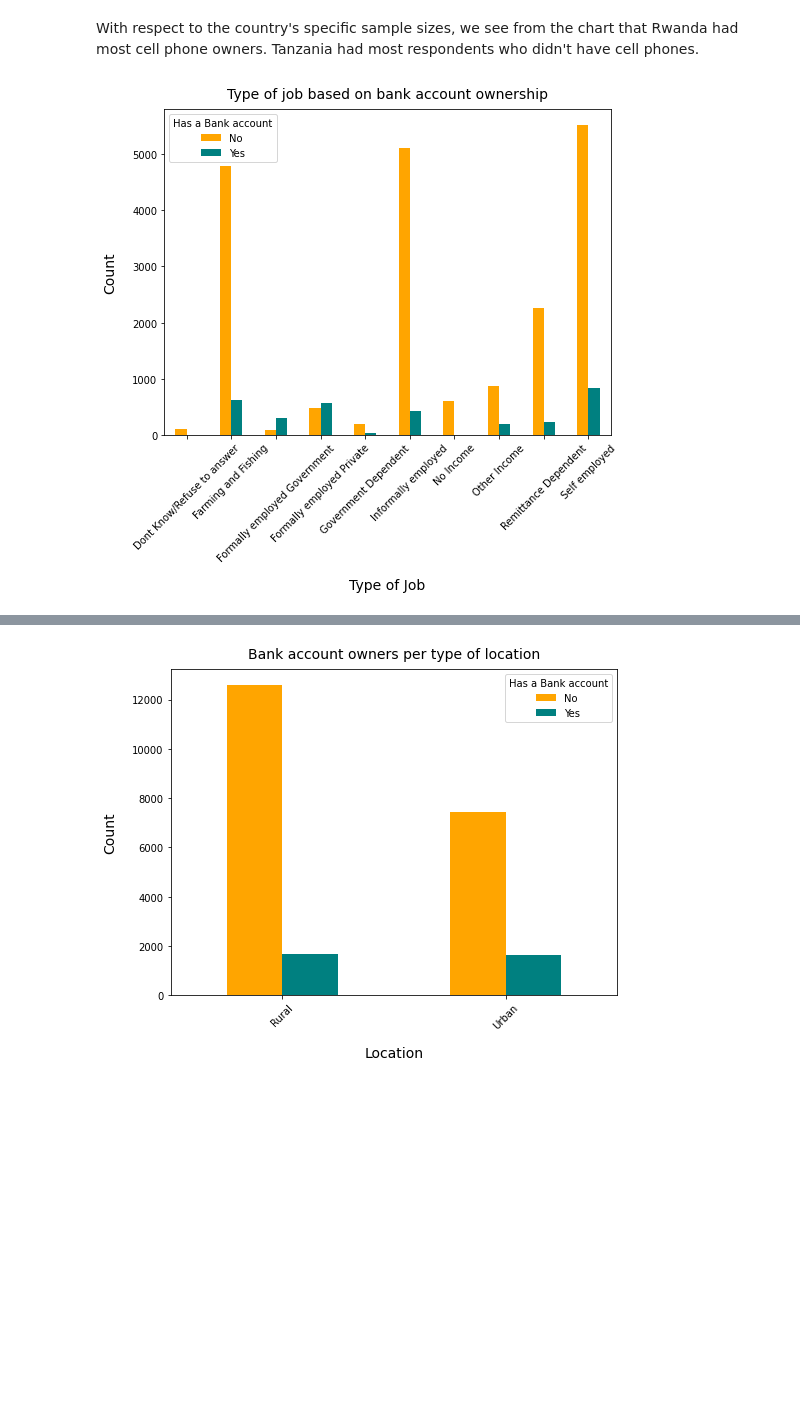
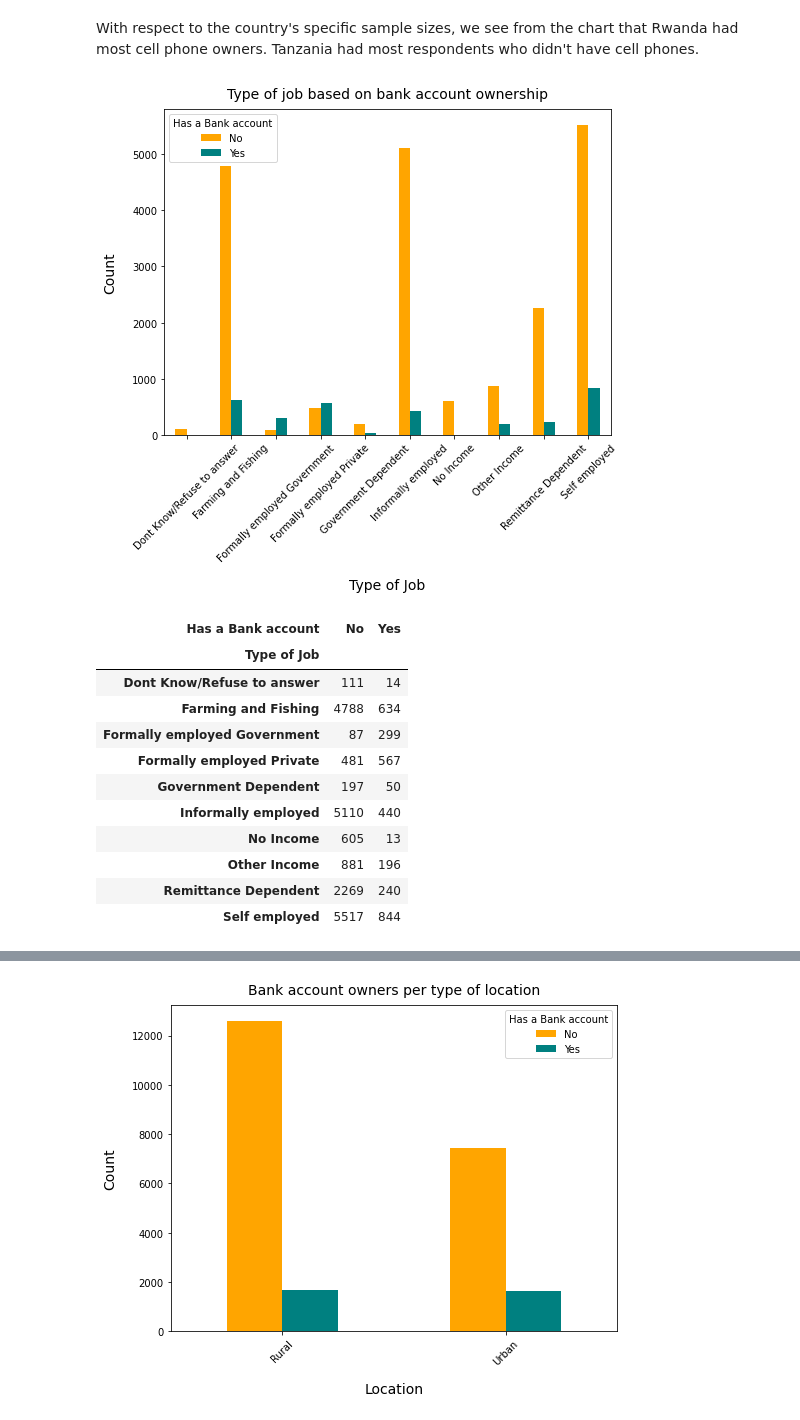
Before and after one commit to nangira/Independent-Project, a Jupyter notebook: Financial_Inclusion_Independent_Project.ipynb, the cells around one changed output, grey strips where cells are left out. Cells and saved outputs as stored; diff of their text form; code cells hidden in the pictures; blank space fills up the shorter version.

```diff
--- a/Financial_Inclusion_Independent_Project.ipynb
+++ b/Financial_Inclusion_Independent_Project.ipynb
@@ -644,34 +646,49 @@ Tanzania had most respondents who didn't have cell phones.
 # What type of job do the respondents do based on their bank ownership?
 # Creating the column chart
 
 # First, we'll create a table grouping our data by gender and the levels of education of our respondents
 
-education = data.groupby(['Type of Job', 'Has a Bank account']).count()
+education = data.groupby(['Type of Job', 'Has a Bank account']).count().dropna()
 education
 
 # We then use pd.pivot_table() to transform our long format dataframe to a wide format dataframe.
 education_pivot = education.pivot_table(index=['Type of Job'],columns = ['Has a Bank account'],values = 'household_size')
 education_pivot
 
 # Plotting our stacked column chart
 education_pivot.plot(kind='bar',stacked = False, figsize=(8, 6), color =['orange','teal'])
 
 # Rotating our x axis ticks
 plt.xticks(rotation = 45)
 
 # Giving our chart a title
 plt.title("Type of job based on bank account ownership", fontsize=14, y=1.015)
 
 # Labeling our y axis
 plt.ylabel("Count", fontsize=14, labelpad=15)
 
 # Labeling our x axis
 plt.xlabel("Type of Job", fontsize=14, labelpad=15)
 
 # Displaying our chart
 plt.show()
+
+# Majority of the bank owners were self employed. Therefore, more banks should target business owners
+# and have services that cater to their needs.
 # %% [output]
 [figure]
+| Has a Bank account | No | Yes |
+| Type of Job |  |  |
+| Dont Know/Refuse to answer | 111 | 14 |
+| Farming and Fishing | 4788 | 634 |
+| Formally employed Government | 87 | 299 |
+| Formally employed Private | 481 | 567 |
+| Government Dependent | 197 | 50 |
+| Informally employed | 5110 | 440 |
+| No Income | 605 | 13 |
+| Other Income | 881 | 196 |
+| Remittance Dependent | 2269 | 240 |
+| Self employed | 5517 | 844 |
 # %%
 # What is the distribution of level of education depending on gender?
 # Creating the column chart
```
Also changed, not shown: parts of 8 cells of this notebook.
